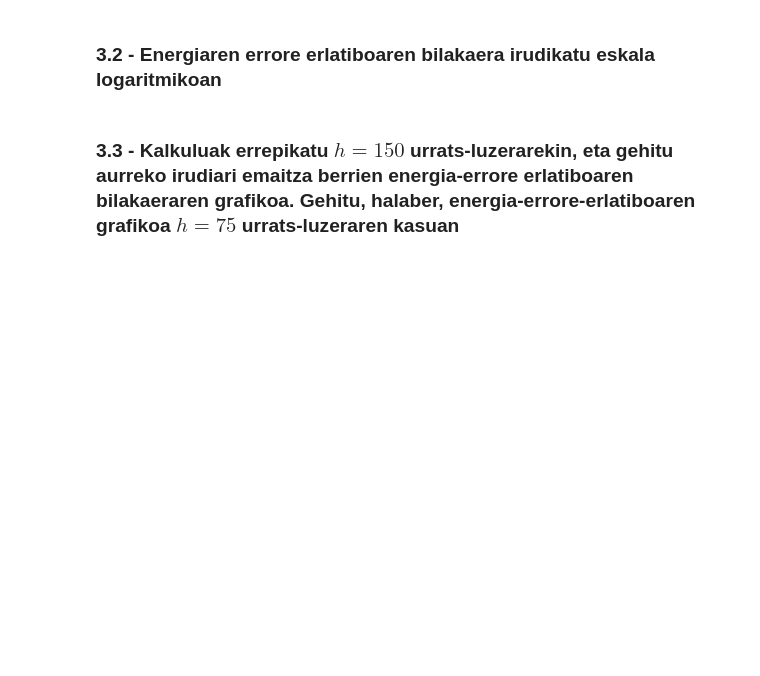
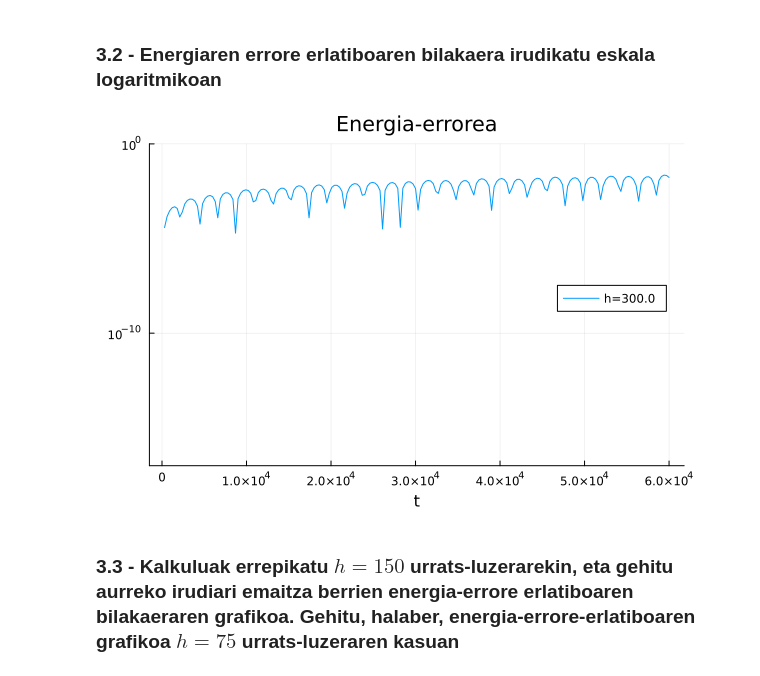
Before and after one commit to notoier/UPV-3.MAILA, a Jupyter notebook: Zientziarako Konputazioa/3.Gaia/1.Atala/lab31.ipynb, the cells around one changed output. Cells and saved outputs as stored; diff of their text form; code cells hidden in the pictures; blank space fills up the shorter version.

```diff
--- a/Zientziarako Konputazioa/3.Gaia/1.Atala/lab31.ipynb
+++ b/Zientziarako Konputazioa/3.Gaia/1.Atala/lab31.ipynb
@@ -213,0 +205,12 @@ sol = ?
+# %%
+tspan = (0.,datos_t[end])
+prob = ODEProblem(NbodyODE!, u0, tspan, p)
+h = 300.
+tt = similar(datos_t)
+#sol = solve(prob, Vern9(), adaptive=false, dt=h, saveat=tt)
+
+sol = solve(prob, Vern9(), abstol = 1e-14, reltol= 1e-14, saveat=h )
+
+tt = sol.t[2:end-1]
+
+uu = sol.u[2:end-1]
@@ -214,11 +235,14 @@ sol = ?
 # %% [markdown]
 ### 3.2 - Energiaren errore erlatiboaren bilakaera irudikatu eskala logaritmikoan
 # %%
-?
-?
-pl = plot(sol.t, EE, xlabel="t", title="Energia-errorea",
-                     yscale=:log10, ylims=(1e-17,1e-8),
+ee = [NbodyEnergy(u,p) for u in uu]
+EE = [NbodyEnergy(datos_u[i], p) for i = 1:length(datos_u) if i % 10 == 0 ]
+err = abs.((ee .- EE) ./ EE)
+pl = plot(tt, err, xlabel="t", title="Energia-errorea",
+                     yscale=:log10, ylims=(1e-17,1),
                      label="h=$h", legend=:right )
+# %% [output]
+[figure, added]
 # %% [markdown]
 ### 3.3 -  Kalkuluak errepikatu $h = 150$ urrats-luzerarekin, eta gehitu aurreko irudiari emaitza berrien energia-errore erlatiboaren bilakaeraren grafikoa. Gehitu, halaber, energia-errore-erlatiboaren grafikoa $h = 75$ urrats-luzeraren kasuan
 # %%
```
Also changed, not shown: parts of 28 cells of this notebook, 10 other files.
